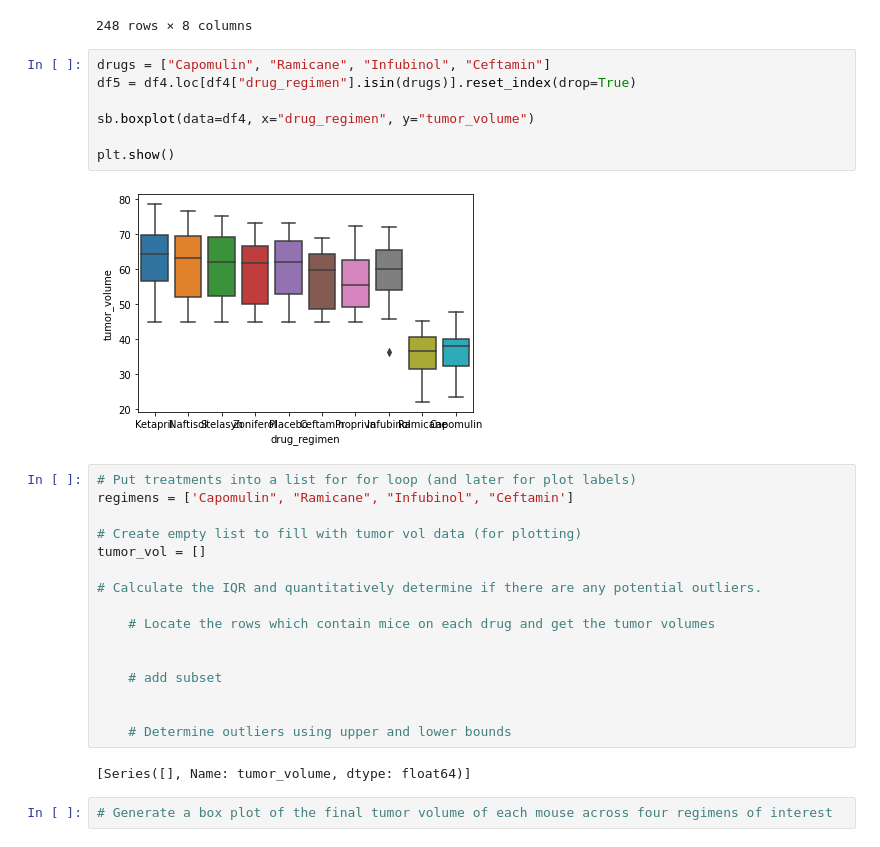
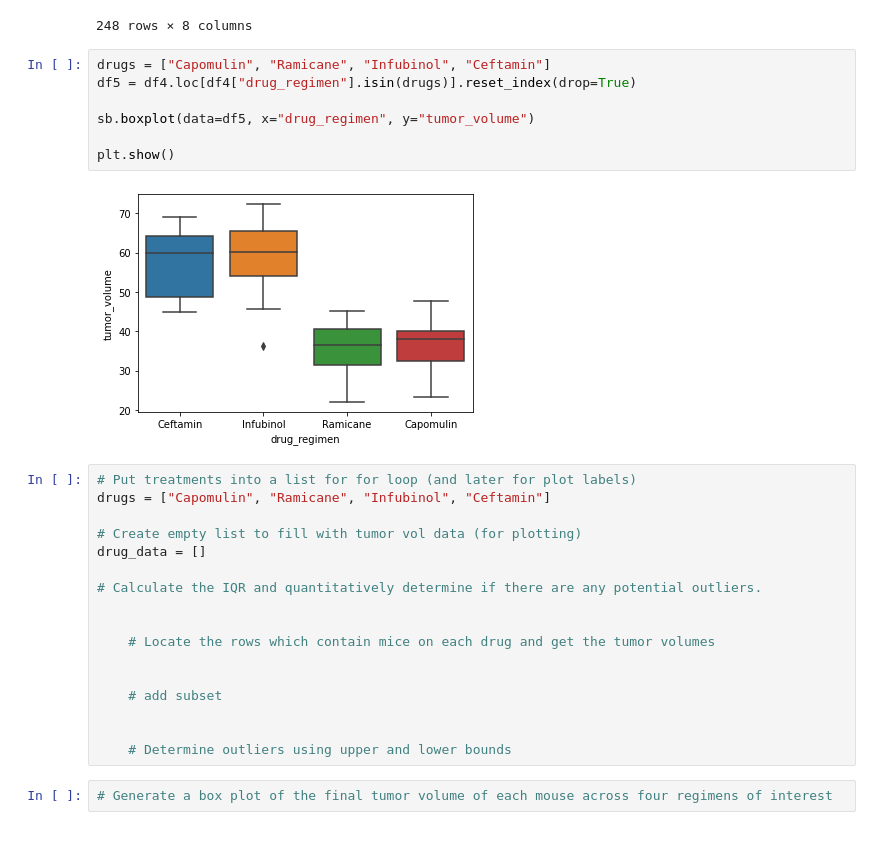
Before and after one commit to WilliamDHughes/SMU_Bootcamp_Repo, a Jupyter notebook: 05-Matplotlib/Instructions/Pymaceuticals/pymaceuticals_WillH_submission.ipynb, the cells around one changed output. Cells and saved outputs as stored; diff of their text form.

```diff
--- a/05-Matplotlib/Instructions/Pymaceuticals/pymaceuticals_WillH_submission.ipynb
+++ b/05-Matplotlib/Instructions/Pymaceuticals/pymaceuticals_WillH_submission.ipynb
@@ -286,20 +286,21 @@ df4.iloc[df4.groupby("mouse_id").Timepoint.idxmax()]
 # %%
 drugs = ["Capomulin", "Ramicane", "Infubinol", "Ceftamin"]
 df5 = df4.loc[df4["drug_regimen"].isin(drugs)].reset_index(drop=True)
 
-sb.boxplot(data=df4, x="drug_regimen", y="tumor_volume")
+sb.boxplot(data=df5, x="drug_regimen", y="tumor_volume")
 
 plt.show()
 # %% [output]
-[figure, old version]
+[figure, new version]
 # %%
 # Put treatments into a list for for loop (and later for plot labels)
-regimens = ['Capomulin", "Ramicane", "Infubinol", "Ceftamin']
+drugs = ["Capomulin", "Ramicane", "Infubinol", "Ceftamin"]
 
 # Create empty list to fill with tumor vol data (for plotting)
-tumor_vol = []
+drug_data = []
 
 # Calculate the IQR and quantitatively determine if there are any potential outliers.
+
 
     # Locate the rows which contain mice on each drug and get the tumor volumes
 
@@ -308,8 +309,6 @@ tumor_vol = []
 
 
     # Determine outliers using upper and lower bounds
-# %% [output]
-[Series([], Name: tumor_volume, dtype: float64)]
 # %%
 # Generate a box plot of the final tumor volume of each mouse across four regimens of interest
 # %% [markdown]
```
Also changed, not shown: parts of 12 cells of this notebook.
